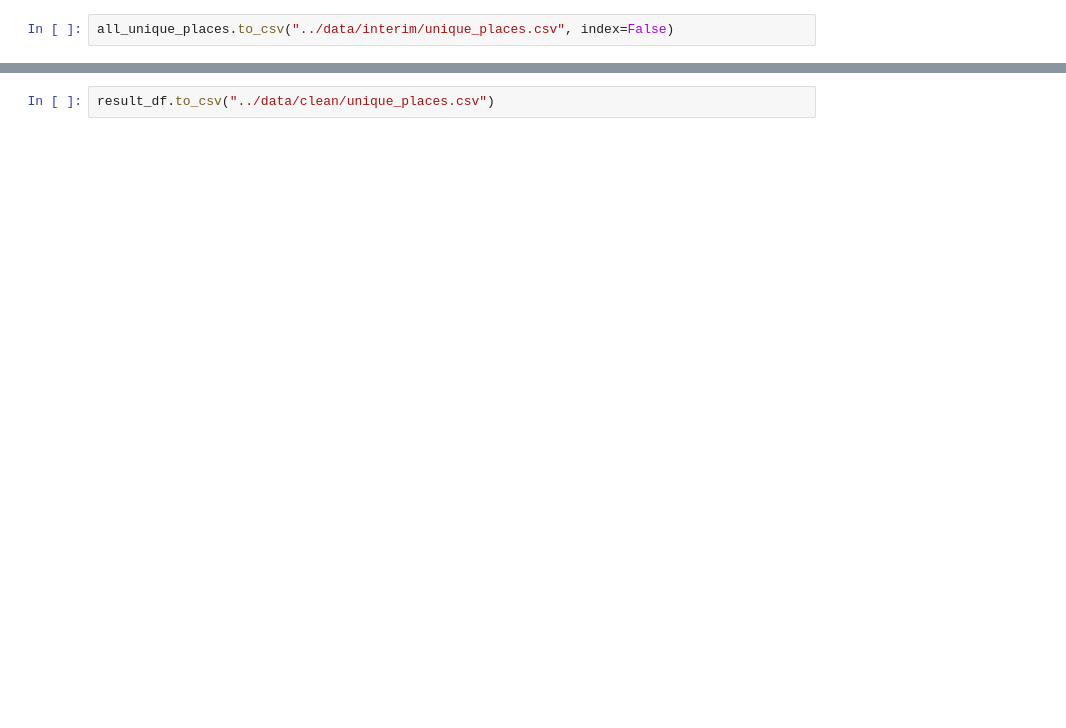
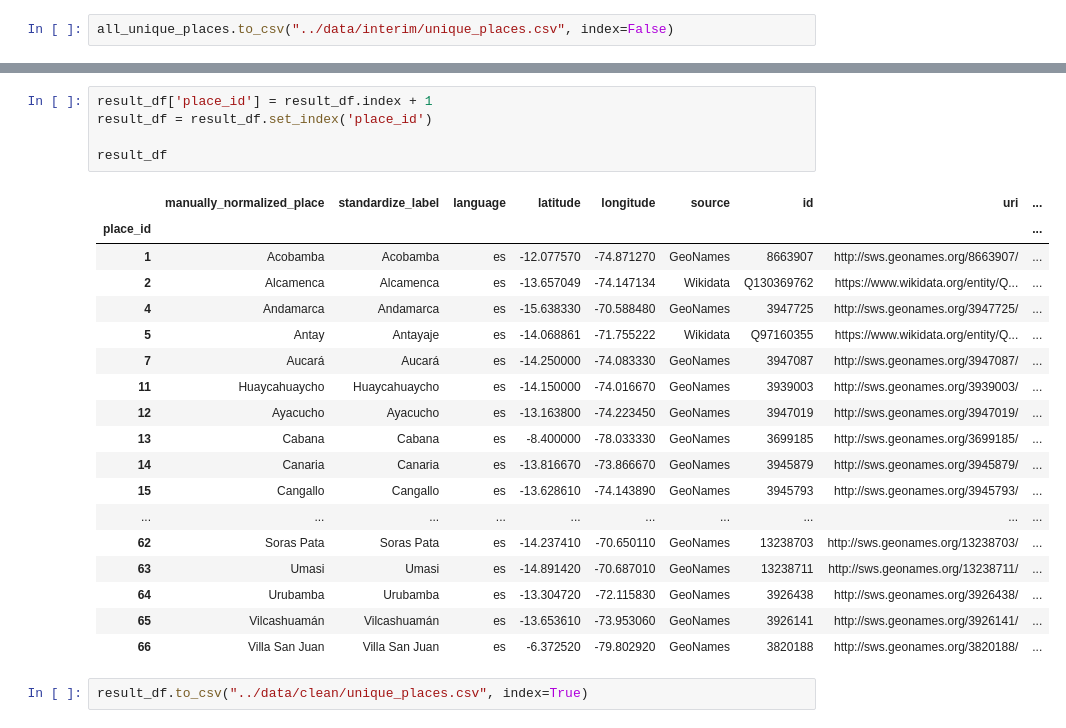
Before and after one commit to UCSB-AMPLab/sondondo, a Jupyter notebook: project_code/placeMapping.ipynb, the cells around one changed output, grey strips where cells are left out. Cells and saved outputs as stored; diff of their text form; blank space fills up the shorter version.

Commit message:
Add place_id to unique_places.csv

```diff
--- a/project_code/placeMapping.ipynb
+++ b/project_code/placeMapping.ipynb
@@ -389,2 +465,26 @@ print(result_df)
+# %%
+result_df['place_id'] = result_df.index + 1
+result_df = result_df.set_index('place_id')
+
+result_df
+# %% [output]
+|  | manually_normalized_place | standardize_label | language | latitude | longitude | source | id | uri | ... |
+| place_id |  |  |  |  |  |  |  |  | ... |
+| 1 | Acobamba | Acobamba | es | -12.077570 | -74.871270 | GeoNames | 8663907 | http://sws.geonames.org/8663907/ | ... |
+| 2 | Alcamenca | Alcamenca | es | -13.657049 | -74.147134 | Wikidata | Q130369762 | https://www.wikidata.org/entity/Q... | ... |
+| 4 | Andamarca | Andamarca | es | -15.638330 | -70.588480 | GeoNames | 3947725 | http://sws.geonames.org/3947725/ | ... |
+| 5 | Antay | Antayaje | es | -14.068861 | -71.755222 | Wikidata | Q97160355 | https://www.wikidata.org/entity/Q... | ... |
+| 7 | Aucará | Aucará | es | -14.250000 | -74.083330 | GeoNames | 3947087 | http://sws.geonames.org/3947087/ | ... |
+| 11 | Huaycahuaycho | Huaycahuaycho | es | -14.150000 | -74.016670 | GeoNames | 3939003 | http://sws.geonames.org/3939003/ | ... |
+| 12 | Ayacucho | Ayacucho | es | -13.163800 | -74.223450 | GeoNames | 3947019 | http://sws.geonames.org/3947019/ | ... |
+| 13 | Cabana | Cabana | es | -8.400000 | -78.033330 | GeoNames | 3699185 | http://sws.geonames.org/3699185/ | ... |
+| 14 | Canaria | Canaria | es | -13.816670 | -73.866670 | GeoNames | 3945879 | http://sws.geonames.org/3945879/ | ... |
+| 15 | Cangallo | Cangallo | es | -13.628610 | -74.143890 | GeoNames | 3945793 | http://sws.geonames.org/3945793/ | ... |
+| ... | ... | ... | ... | ... | ... | ... | ... | ... | ... |
+| 62 | Soras Pata | Soras Pata | es | -14.237410 | -70.650110 | GeoNames | 13238703 | http://sws.geonames.org/13238703/ | ... |
+| 63 | Umasi | Umasi | es | -14.891420 | -70.687010 | GeoNames | 13238711 | http://sws.geonames.org/13238711/ | ... |
+| 64 | Urubamba | Urubamba | es | -13.304720 | -72.115830 | GeoNames | 3926438 | http://sws.geonames.org/3926438/ | ... |
+| 65 | Vilcashuamán | Vilcashuamán | es | -13.653610 | -73.953060 | GeoNames | 3926141 | http://sws.geonames.org/3926141/ | ... |
+| 66 | Villa San Juan | Villa San Juan | es | -6.372520 | -79.802920 | GeoNames | 3820188 | http://sws.geonames.org/3820188/ | ... |
 # %%
-result_df.to_csv("../data/clean/unique_places.csv")
+result_df.to_csv("../data/clean/unique_places.csv", index=True)
```
Also changed, not shown: parts of 2 cells of this notebook, 2 other files.
